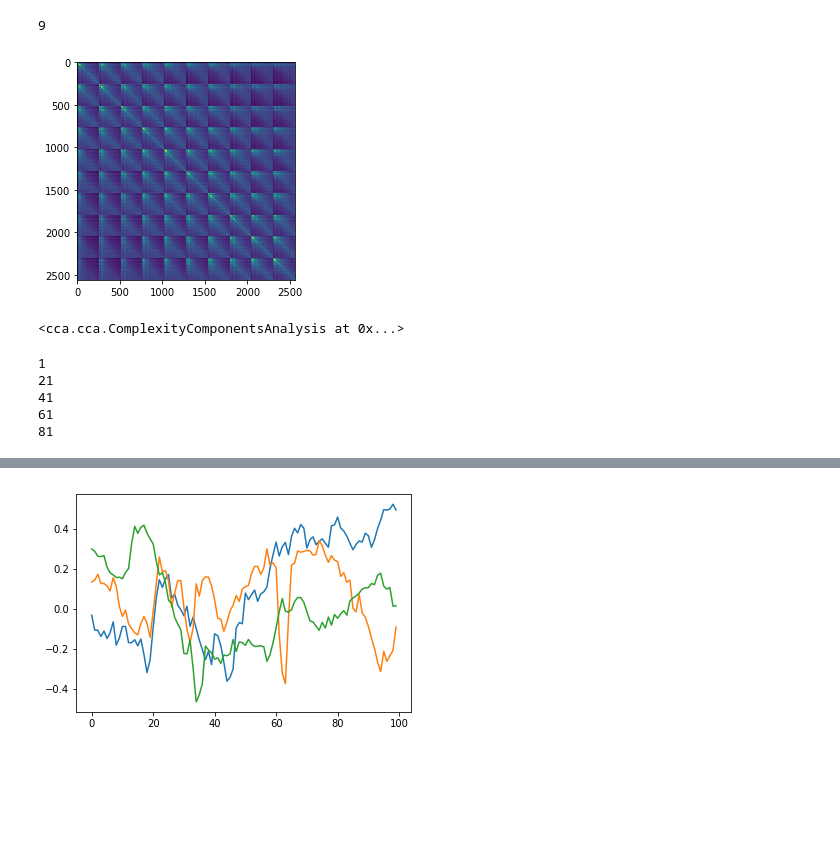
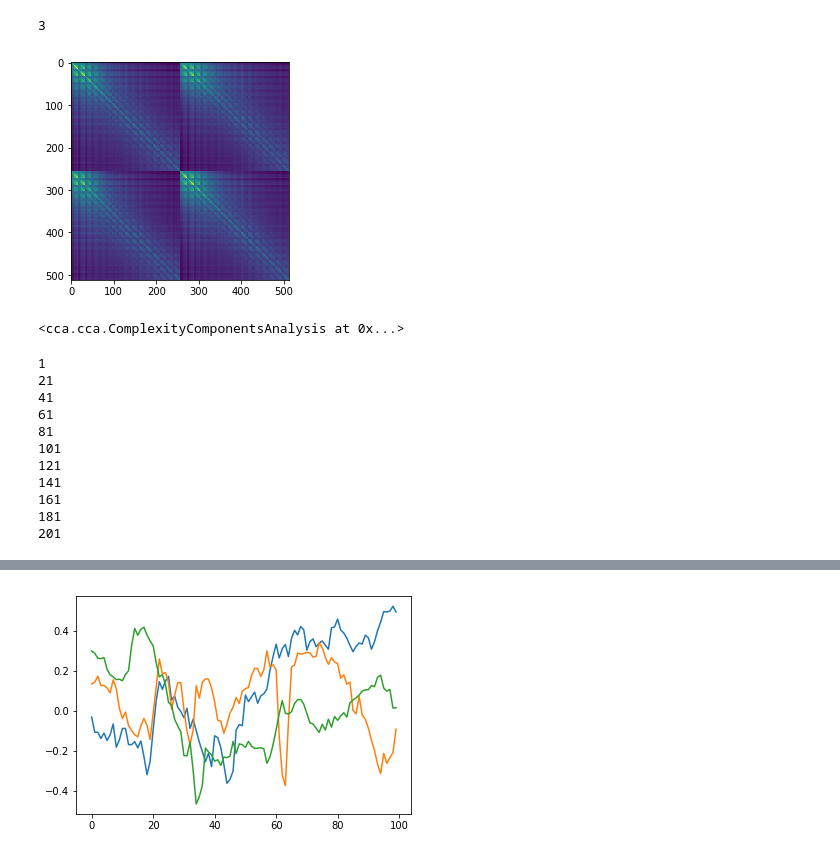
Before and after one commit to BouchardLab/DynamicalComponentsAnalysis, a Jupyter notebook: notebooks/movies.ipynb, the cells around one changed output, grey strips where cells are left out. Saved outputs shown, nothing was run; the diff lists cells and outputs as text; code cells hidden in the pictures; blank space fills up the shorter version.

Commit message:
batched mm and dtype fixes

```diff
--- a/notebooks/movies.ipynb
+++ b/notebooks/movies.ipynb
@@ -26,11 +26,11 @@ U, D, V = np.linalg.svd(X)
 # %%
 Xrpca = U[:, :12].dot(np.diag(D[:12])).dot(V[:12])
 # %%
-model = ComplexityComponentsAnalysis(T=5, verbose=False, init='random_ortho')
+model = ComplexityComponentsAnalysis(T=1, verbose=False, init='random_ortho', device='cpu', dtype=torch.float)
 model.estimate_cross_covariance(X, regularization='kron', reg_ops={'skip': 1, 'num_folds': 5})
 # %% [output]
-9
+3
-[figure, old version]
+[figure, new version]
 <cca.cca.ComplexityComponentsAnalysis at 0x...>
 # %%
 dims = np.arange(1, 256, 20)
@@ -47,6 +47,12 @@ for d in dims:
 41
 61
 81
+101
+121
+141
+161
+181
+201
 # %%
 plt.plot(dims, pis, c='r')
 plt.plot(dims, pca_pis, c='k')
```
Also changed, not shown: parts of 1 cell of this notebook, 2 other files.
